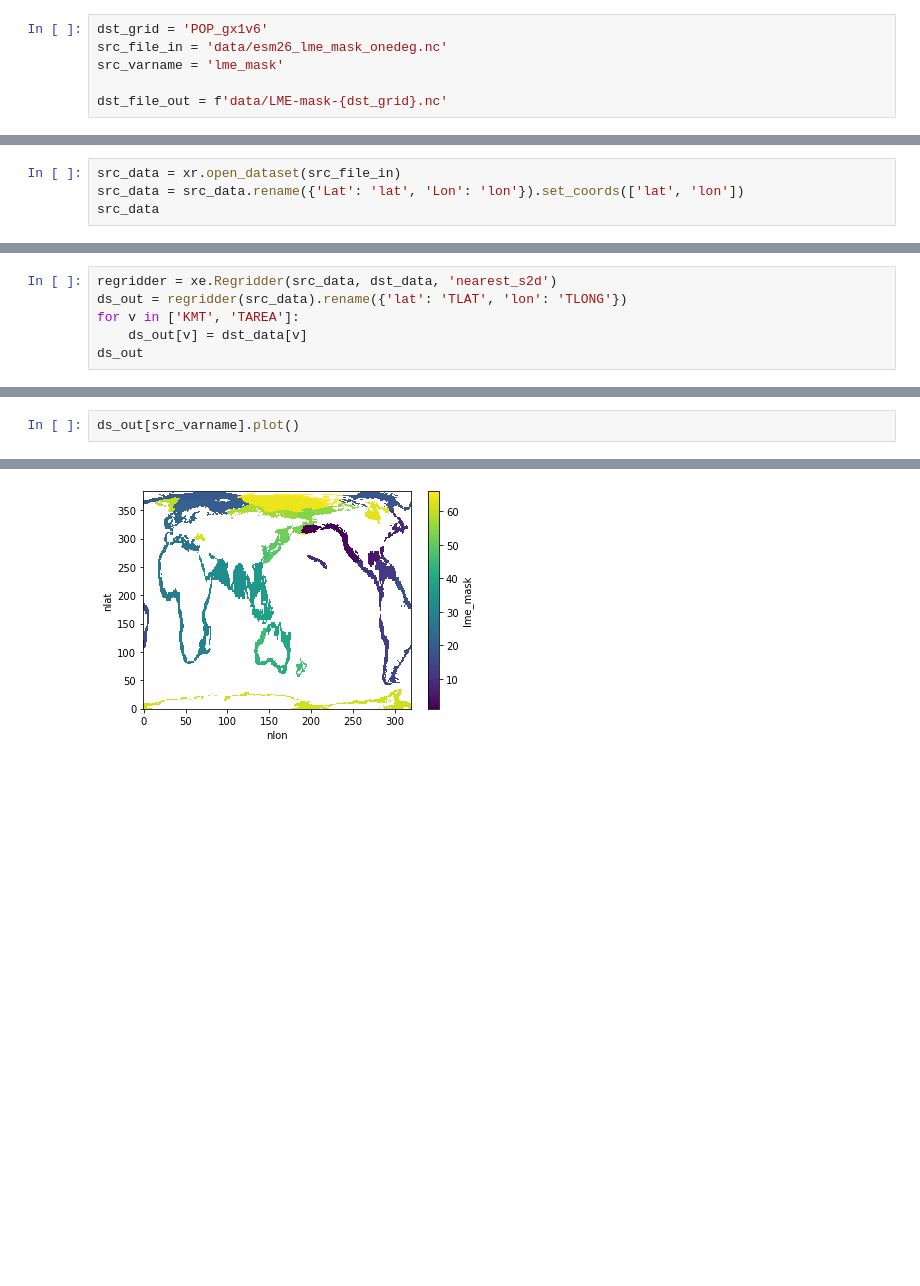
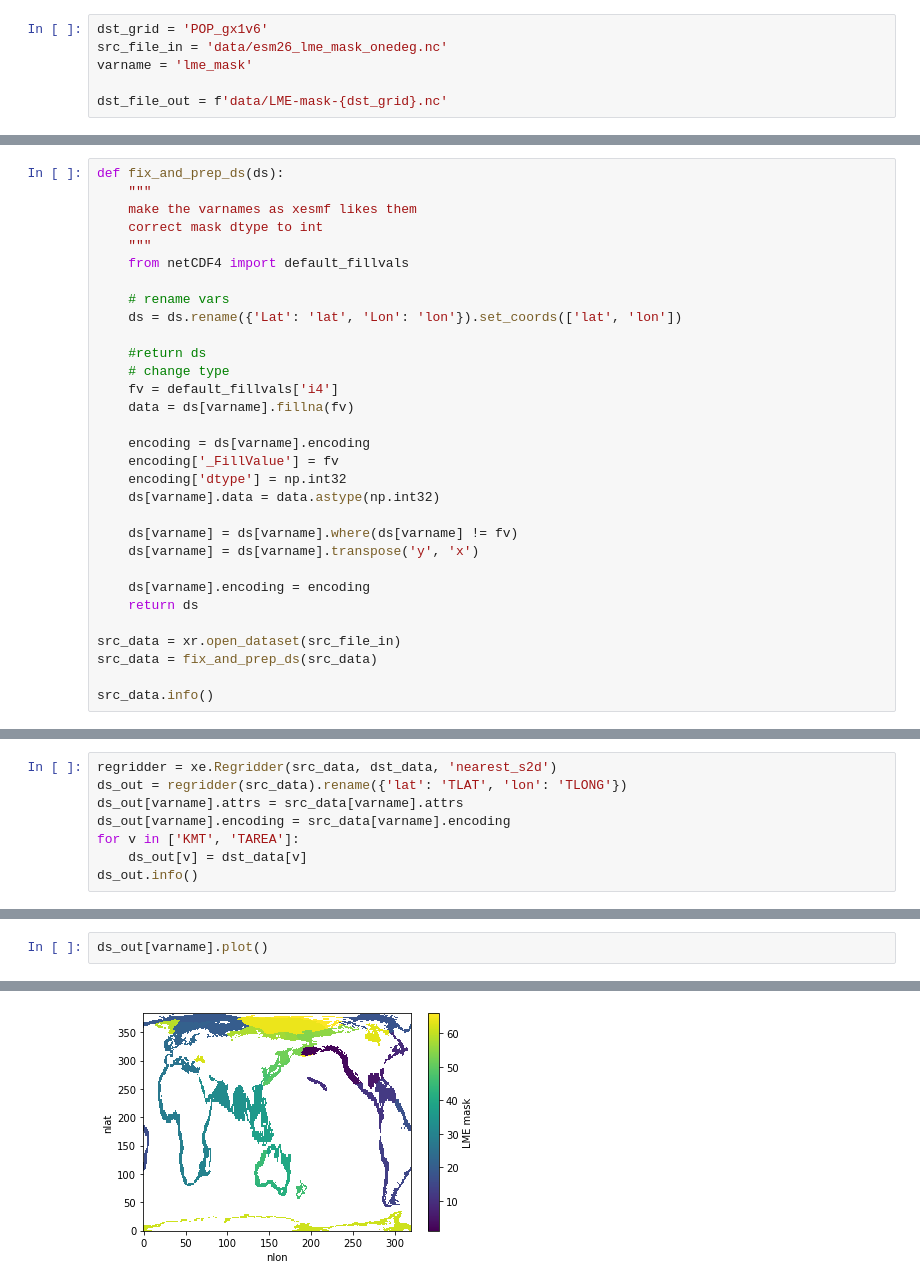
Before and after one commit to matt-long/fish-offline, a Jupyter notebook: notebooks/_mask_gen_lme_mask.ipynb, the cells around one changed output, grey strips where cells are left out. Drawn from its saved outputs; the diff is of its cells as text; blank space fills up the shorter version.

Commit message:
change dtype

```diff
--- a/notebooks/_mask_gen_lme_mask.ipynb
+++ b/notebooks/_mask_gen_lme_mask.ipynb
@@ -6,6 +11,6 @@ import pop_tools
 # %%
 dst_grid = 'POP_gx1v6'
 src_file_in = 'data/esm26_lme_mask_onedeg.nc'
-src_varname = 'lme_mask'
+varname = 'lme_mask'
 
 dst_file_out = f'data/LME-mask-{dst_grid}.nc'
@@ -11,0 +19,31 @@ dst_file_out = f'data/LME-mask-{dst_grid}.nc'
+# %%
+def fix_and_prep_ds(ds):
+    """
+    make the varnames as xesmf likes them
+    correct mask dtype to int
+    """
+    from netCDF4 import default_fillvals
+
+    # rename vars
+    ds = ds.rename({'Lat': 'lat', 'Lon': 'lon'}).set_coords(['lat', 'lon'])
+
+    #return ds
+    # change type
+    fv = default_fillvals['i4']
+    data = ds[varname].fillna(fv)
+
+    encoding = ds[varname].encoding
+    encoding['_FillValue'] = fv
+    encoding['dtype'] = np.int32
+    ds[varname].data = data.astype(np.int32)
+
+    ds[varname] = ds[varname].where(ds[varname] != fv)
+    ds[varname] = ds[varname].transpose('y', 'x')
+
+    ds[varname].encoding = encoding
+    return ds
+
+src_data = xr.open_dataset(src_file_in)
+src_data = fix_and_prep_ds(src_data)
+
+src_data.info()
@@ -34,4 +99,0 @@ Attributes:
-# %%
-src_data = xr.open_dataset(src_file_in)
-src_data = src_data.rename({'Lat': 'lat', 'Lon': 'lon'}).set_coords(['lat', 'lon'])
-src_data
@@ -55,7 +102,9 @@ src_data[src_varname].T.plot()
 # %%
 regridder = xe.Regridder(src_data, dst_data, 'nearest_s2d')
 ds_out = regridder(src_data).rename({'lat': 'TLAT', 'lon': 'TLONG'})
+ds_out[varname].attrs = src_data[varname].attrs
+ds_out[varname].encoding = src_data[varname].encoding
 for v in ['KMT', 'TAREA']:
     ds_out[v] = dst_data[v]
-ds_out
+ds_out.info()
 # %% [output]
@@ -74,5 +130,5 @@ Attributes:
 # %%
-ds_out[src_varname].plot()
+ds_out[varname].plot()
 # %% [output]
 <matplotlib.collections.QuadMesh at 0x...>
-[figure, old version]
+[figure, new version]
```
Also changed, not shown: parts of 19 cells of this notebook, 1 other file.
